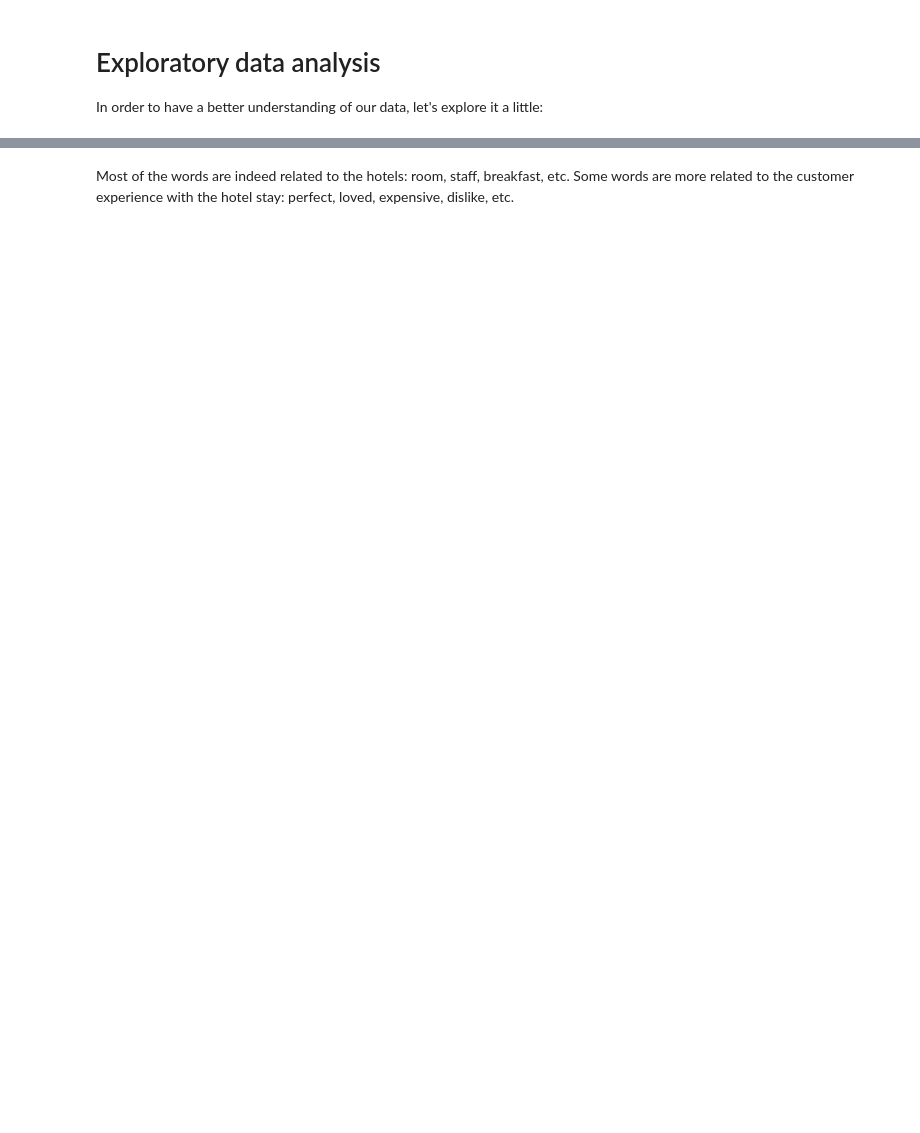
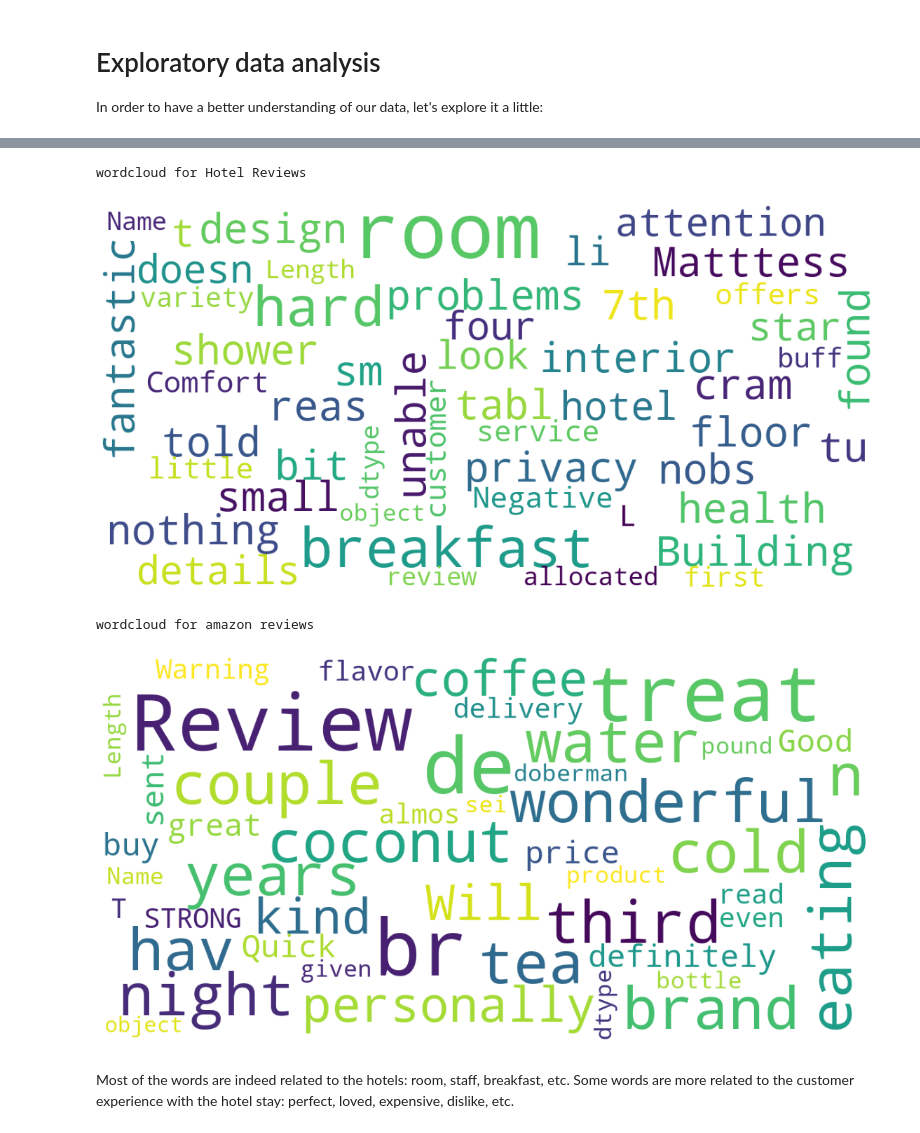
Before and after one commit to Haaarith/NLP-Project-CS476, a Jupyter notebook: SentimentAnalysisProject.ipynb, the cells around one changed output, grey strips where cells are left out. Saved outputs shown, nothing was run; the diff lists cells and outputs as text; code cells hidden in the pictures; blank space fills up the shorter version.

```diff
--- a/SentimentAnalysisProject.ipynb
+++ b/SentimentAnalysisProject.ipynb
@@ -330,29 +364,37 @@ Name: is_neagtive_review, dtype: float64
 # %%
 # wordcloud function
 
 from wordcloud import WordCloud
 import matplotlib.pyplot as plt
 
 def show_wordcloud(data, title = None):
     wordcloud = WordCloud(
         background_color = 'white',
         max_words = 200,
         max_font_size = 40,
         scale = 3,
         random_state = 42
     ).generate(str(data))
 
     fig = plt.figure(1, figsize = (20, 20))
     plt.axis('off')
     if title:
         fig.suptitle(title, fontsize = 20)
         fig.subplots_adjust(top = 2.3)
 
     plt.imshow(wordcloud)
     plt.show()
 
 # print wordcloud
+print('wordcloud for Hotel Reviews')
 show_wordcloud(reviews_df["review"])
+print('wordcloud for amazon reviews')
+show_wordcloud(Amazonreviews_df["Review"])
+# %% [output]
+wordcloud for Hotel Reviews
+[figure, added]
+wordcloud for amazon reviews
+[figure, added]
 # %% [markdown]
 Most of the words are indeed related to the hotels: room, staff, breakfast, etc. Some words are more related to the customer experience with the hotel stay: perfect, loved, expensive, dislike, etc.
 # %%
```
Also changed, not shown: parts of 61 cells of this notebook.
